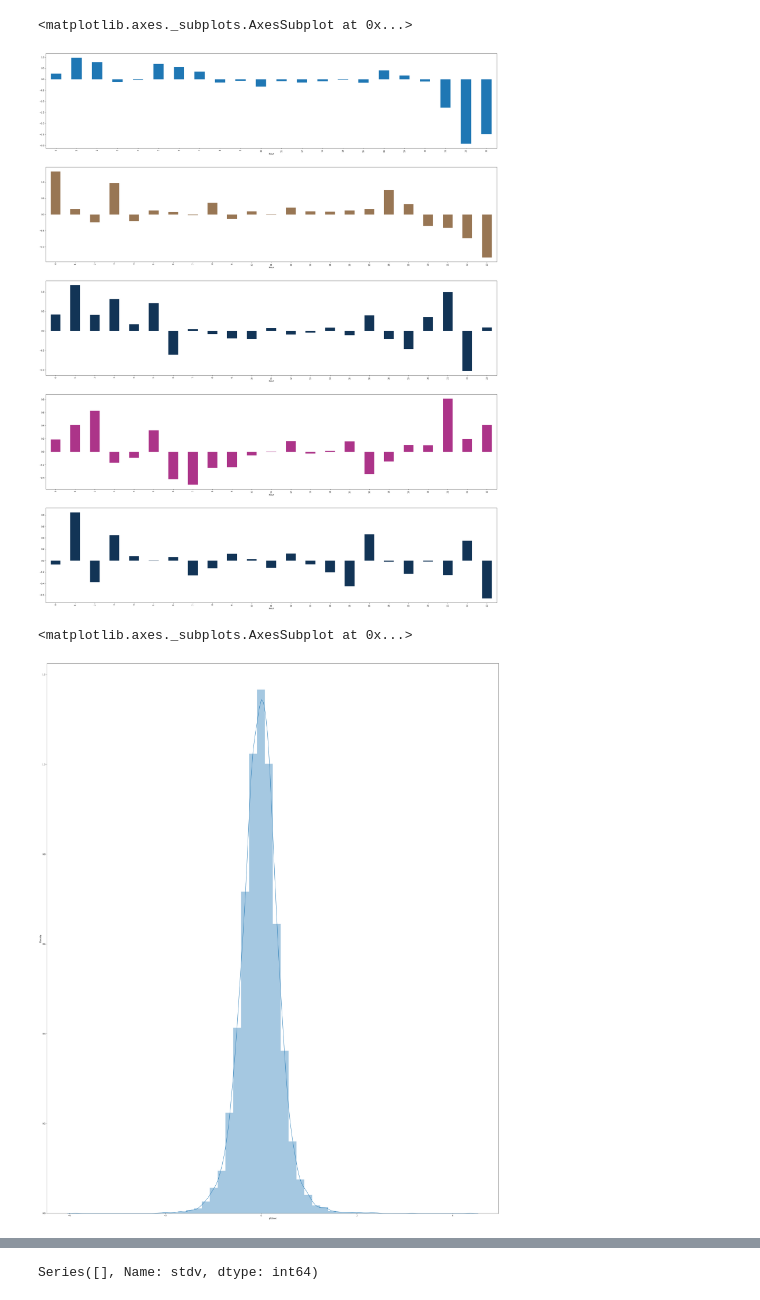
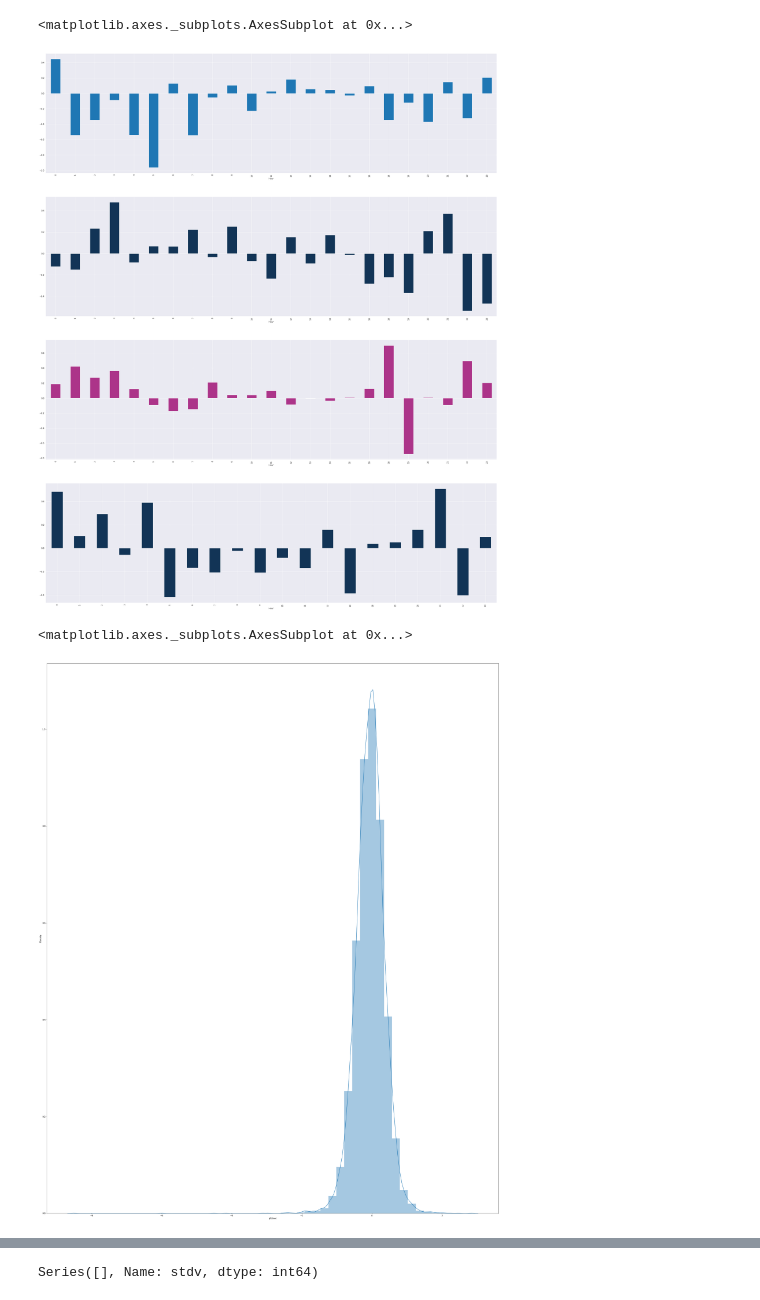
Before and after one commit to hublun/TWSApi, a Jupyter notebook: IBApi_Historical_T_Analysis.ipynb, the cells around one changed output, grey strips where cells are left out. Saved outputs shown, nothing was run; the diff lists cells and outputs as text; code cells hidden in the pictures.

```diff
--- a/IBApi_Historical_T_Analysis.ipynb
+++ b/IBApi_Historical_T_Analysis.ipynb
@@ -5,7 +5,7 @@ import pandas as pd
 import matplotlib.pyplot as plt
 import seaborn as sns
 # %%
-df = pd.read_pickle('/content/M2K20201213_to_20201218170000.pkl')
+df = pd.read_pickle('/content/drive/MyDrive/TWS/M2K20201219_to_20201224131500.pkl')
 # %%
 df["Time"] = pd.to_datetime(df["time"], format='%Y%m%d  %H:%M:%S', yearfirst=True)
 # %%
@@ -81,19 +95,18 @@ data = df[(df.t <-1)].groupby(df.Hour)["dev"].mean()
 # %%
 a4_dims = (40,50)
-fig, axes = plt.subplots(nrows=5,ncols=1,figsize=a4_dims)
-df[(df.t <-3) & (df.TradeDay==0)].groupby(df.Hour)["pfmin"].mean().plot(kind="bar", ax=axes[0])
-df[(df.t <-3) & (df.TradeDay==1)].groupby(df.Hour)["pfmin"].mean().plot(kind="bar", ax=axes[1], color="#987654")
-df[(df.t <-3) & (df.TradeDay==2)].groupby(df.Hour)["pfmin"].mean().plot(kind="bar", ax=axes[2], color="#123456")
-df[(df.t <-3) & (df.TradeDay==3)].groupby(df.Hour)["pfmin"].mean().plot(kind="bar", ax=axes[3], color="#ac3489")
-df[(df.t <-3) & (df.TradeDay==4)].groupby(df.Hour)["pfmin"].mean().plot(kind="bar", ax=axes[4], color="#123456")
+fig, axes = plt.subplots(nrows=4,ncols=1,figsize=a4_dims)
+df[(df.t <-2) & (df.TradeDay==3)].groupby(df.Hour)["pfmin"].mean().plot(kind="bar", ax=axes[0])
+df[(df.t <-2) & (df.TradeDay==4)].groupby(df.Hour)["pfmin"].mean().plot(kind="bar", ax=axes[1], color="#123456")
+df[(df.t <-2) & (df.TradeDay==5)].groupby(df.Hour)["pfmin"].mean().plot(kind="bar", ax=axes[2], color="#ac3489")
+df[(df.t <-2) & (df.TradeDay==6)].groupby(df.Hour)["pfmin"].mean().plot(kind="bar", ax=axes[3], color="#123456")
 # %% [output]
 <matplotlib.axes._subplots.AxesSubplot at 0x...>
-[figure, old version]
+[figure, new version]
 # %%
 fig, ax = plt.subplots(figsize=a4_dims)
 sns.distplot(df[(df.t<-4) | (df.TradeDay==1)]["pf10sec"])
 # %% [output]
 <matplotlib.axes._subplots.AxesSubplot at 0x...>
-[figure, old version]
+[figure, new version]
 # %%
 fig, ax = plt.subplots(figsize=a4_dims)
```
Also changed, not shown: parts of 11 cells of this notebook.
